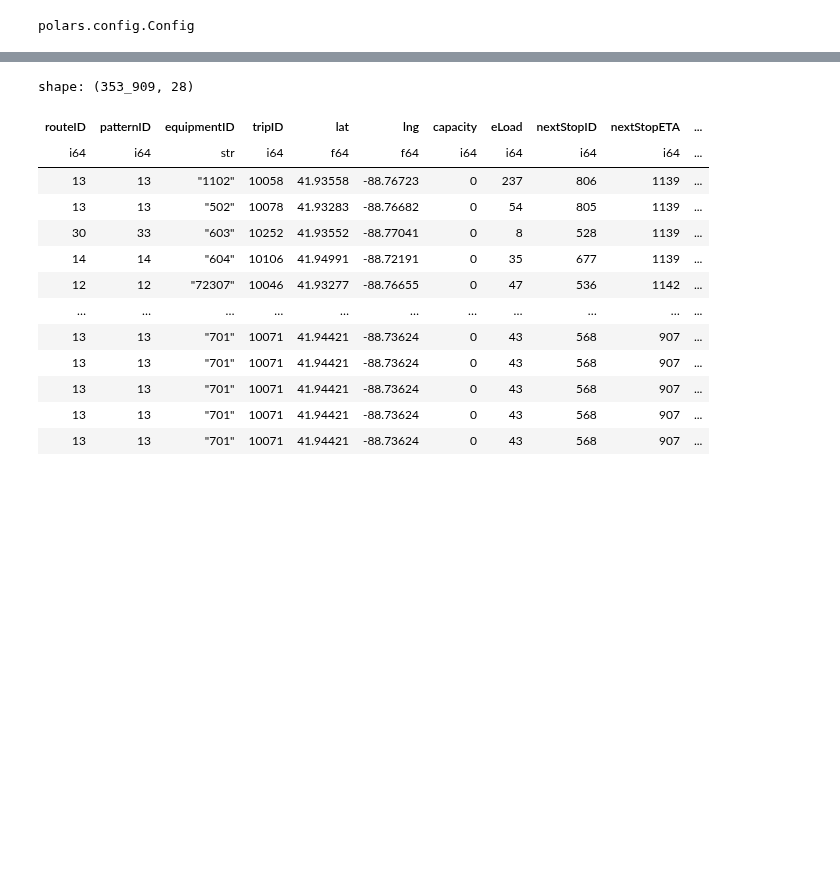
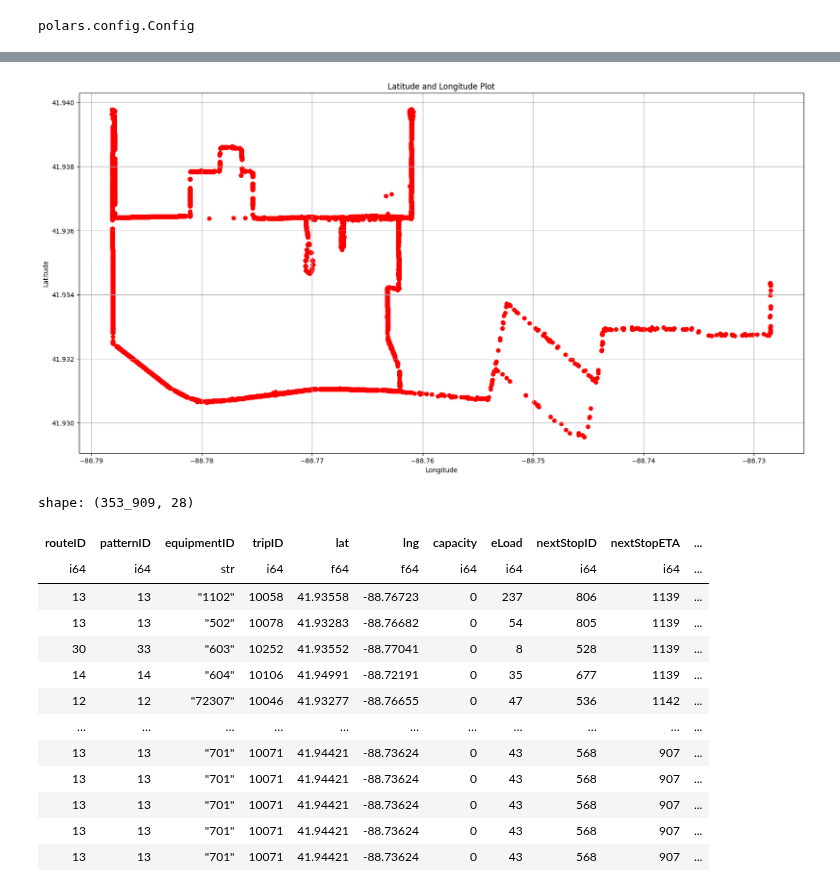
Before and after one commit to shaivilp/Research-Rookies, a Jupyter notebook: data_visualization/data_vis.ipynb, the cells around one changed output, grey strips where cells are left out. Saved outputs shown, nothing was run; the diff lists cells and outputs as text; code cells hidden in the pictures; blank space fills up the shorter version.

```diff
--- a/data_visualization/data_vis.ipynb
+++ b/data_visualization/data_vis.ipynb
@@ -9,17 +9,17 @@ polars.config.Config
 # %%
 #Map route id to correct route name
 route_mapping = {
-    "3": "2L",
-    "4": "2R",
-    "33": "3",
-    "17": "10",
-    "18": "11",
-    "23": "12",
-    "12": "16",
-    "13": "17",
-    "14": "18",
-    "30": "19",
-    "29": "21",
-    "38": "21 Tripper",
-    "777": "777 / NA"
+    3: "2L",
+    4: "2R",
+    33: "3",
+    17: "10",
+    18: "11",
+    23: "12",
+    12: "16",
+    13: "17",
+    14: "18",
+    30: "19",
+    29: "21",
+    38: "21 Tripper",
+    777: "777 / NA"
 }
@@ -48,0 +26,7 @@ shape: (1_564_484, 31)
+# %%
+df = pl.read_parquet("2024-09-entries-start.parquet")
+out = df.filter((pl.col("routeID") != 777)).select(pl.all())
+
+out = out.with_columns(pl.col("routeID").replace_strict(route_mapping))
+
+out
@@ -49,3 +48,16 @@ shape: (1_564_484, 31)
+# %%
+# Graph route 2L
+subset = out.filter((pl.col("routeID") == "2L") & (pl.col("inService") == True))
+
+plt.figure(figsize=(20, 10))
+plt.scatter(subset['lng'], subset['lat'], c='red', marker='o')
+plt.title('Latitude and Longitude Plot')
+plt.xlabel('Longitude')
+plt.ylabel('Latitude')
+plt.grid(True)
+plt.show()
+# %% [output]
+[figure, added]
 # %%
 #Display all data except blockID and load columns where route is not 777
 df = pl.read_parquet("2024-09-entries-start.parquet")
```
Also changed, not shown: parts of 3 cells of this notebook.
